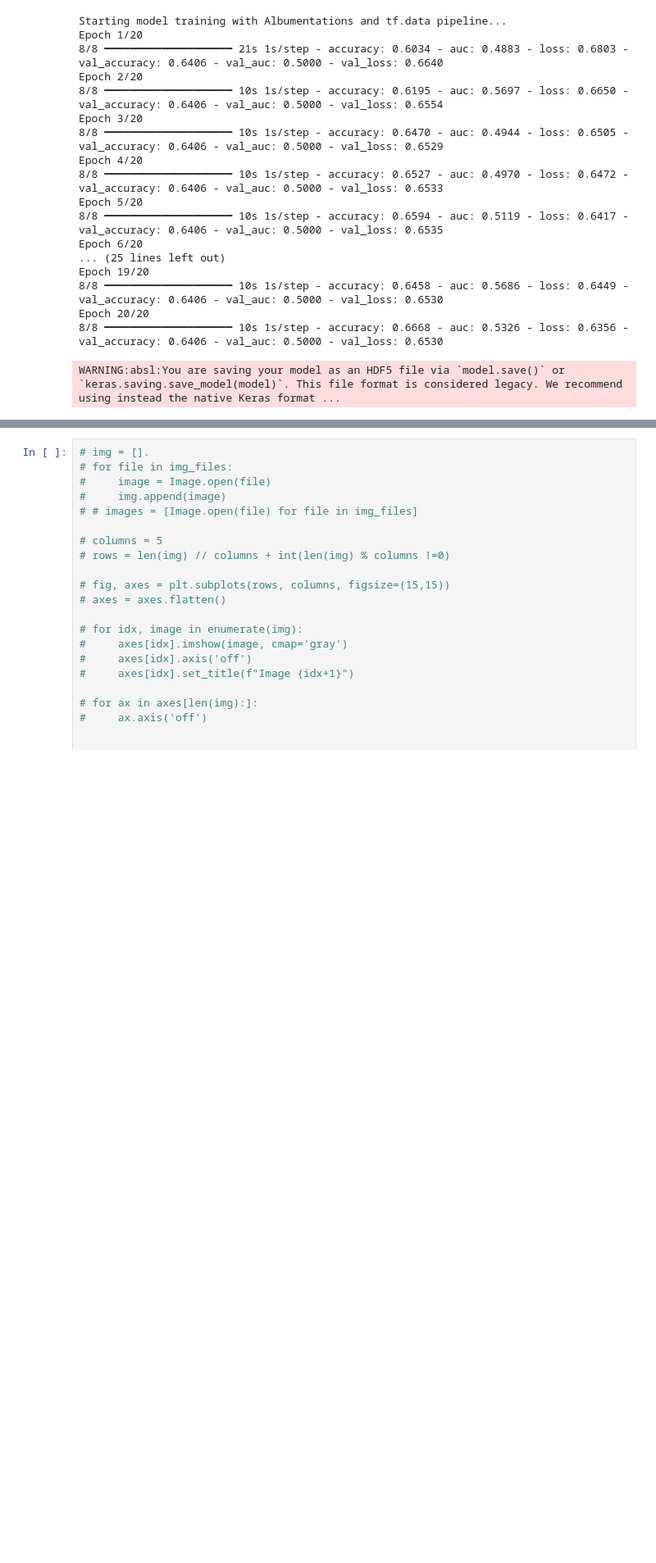
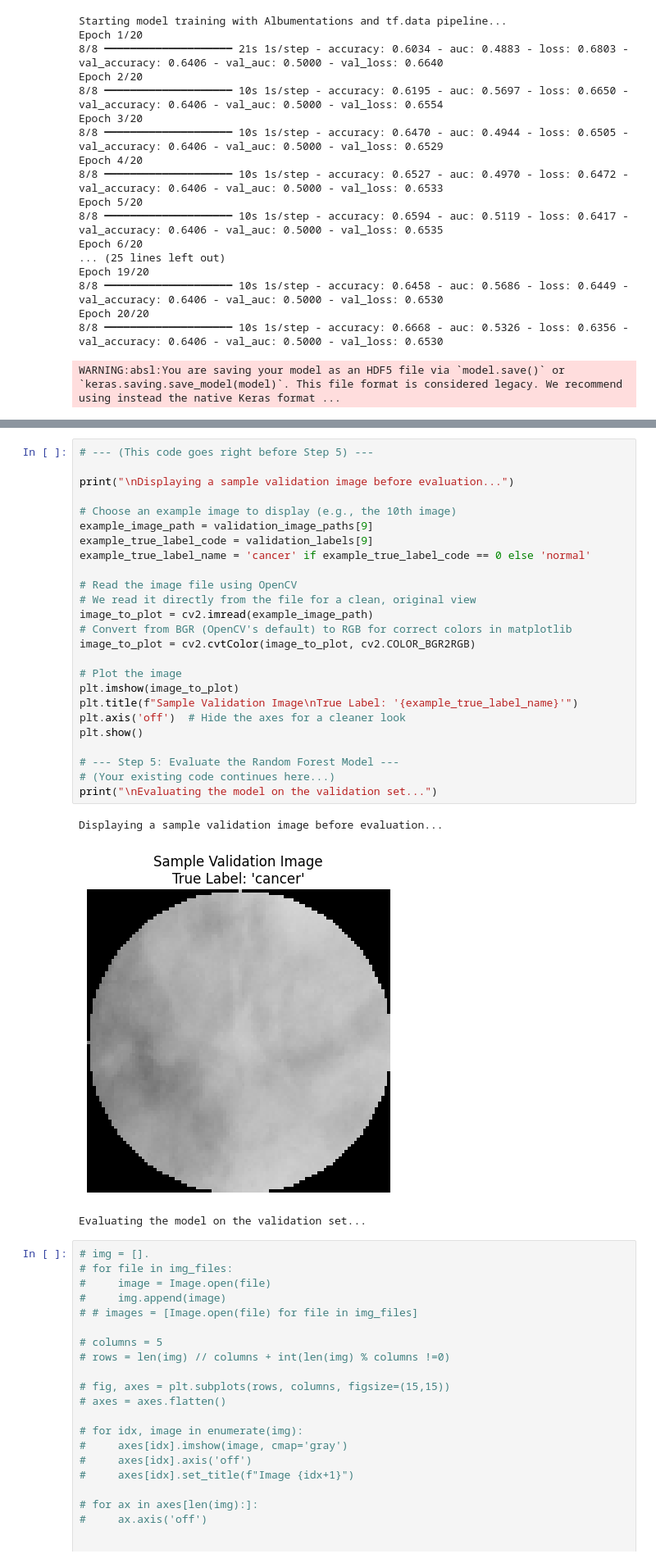
Before and after one commit to Ali-Alian/BCD, a Jupyter notebook: test.ipynb, the cells around one changed output, grey strips where cells are left out. Shown: that part at 82% size. Saved outputs shown, nothing was run; the diff lists cells and outputs as text; blank space fills up the shorter version.

```diff
--- a/test.ipynb
+++ b/test.ipynb
@@ -246,3 +454,32 @@ WARNING:absl:You are saving your model as an HDF5 file via `model.save()` or `ke
+# %%
+# --- (This code goes right before Step 5) ---
+
+print("\nDisplaying a sample validation image before evaluation...")
+
+# Choose an example image to display (e.g., the 10th image)
+example_image_path = validation_image_paths[9]
+example_true_label_code = validation_labels[9]
+example_true_label_name = 'cancer' if example_true_label_code == 0 else 'normal'
+
+# Read the image file using OpenCV
+# We read it directly from the file for a clean, original view
+image_to_plot = cv2.imread(example_image_path)
+# Convert from BGR (OpenCV's default) to RGB for correct colors in matplotlib
+image_to_plot = cv2.cvtColor(image_to_plot, cv2.COLOR_BGR2RGB)
+
+# Plot the image
+plt.imshow(image_to_plot)
+plt.title(f"Sample Validation Image\nTrue Label: '{example_true_label_name}'")
+plt.axis('off')  # Hide the axes for a cleaner look
+plt.show()
+
+# --- Step 5: Evaluate the Random Forest Model ---
+# (Your existing code continues here...)
+print("\nEvaluating the model on the validation set...")
+# %% [output]
+Displaying a sample validation image before evaluation...
+[figure, added]
+Evaluating the model on the validation set...
 # %%
 # img = [].
 # for file in img_files:
```
Also changed, not shown: parts of 3 cells of this notebook, 1 other file.
